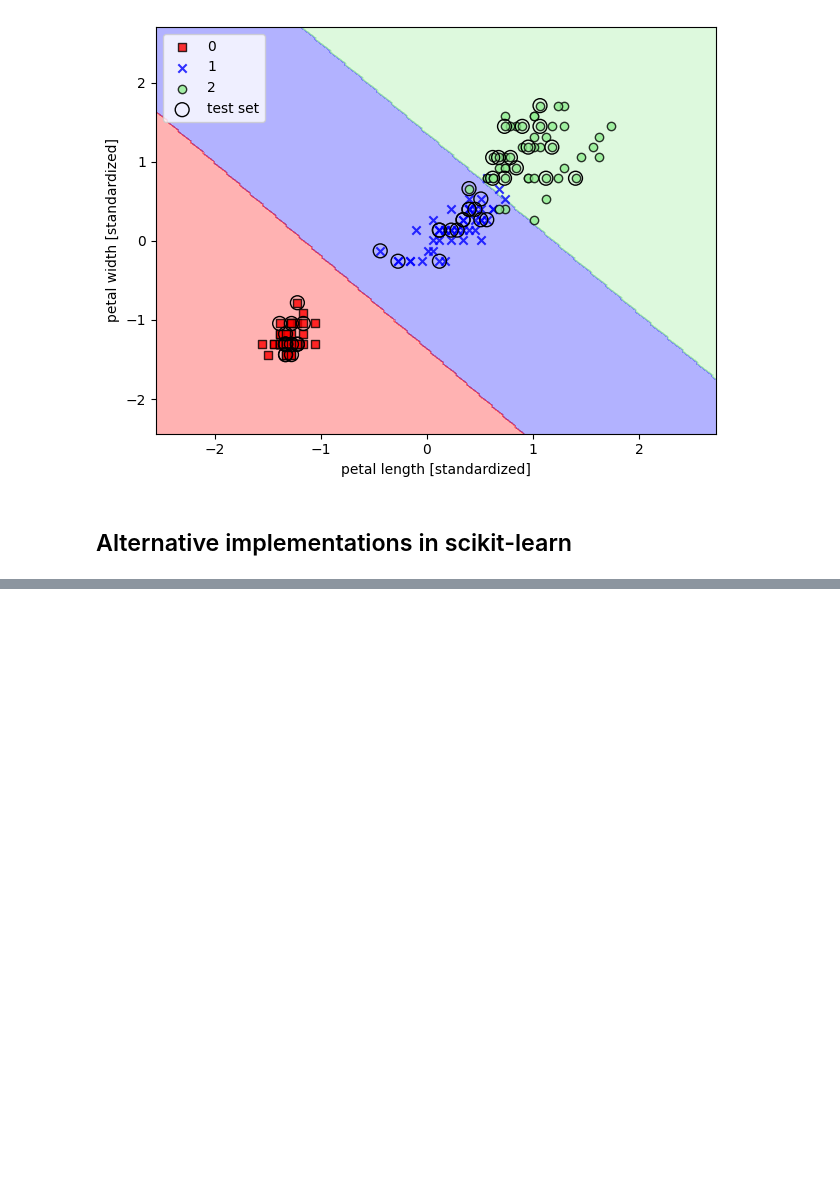
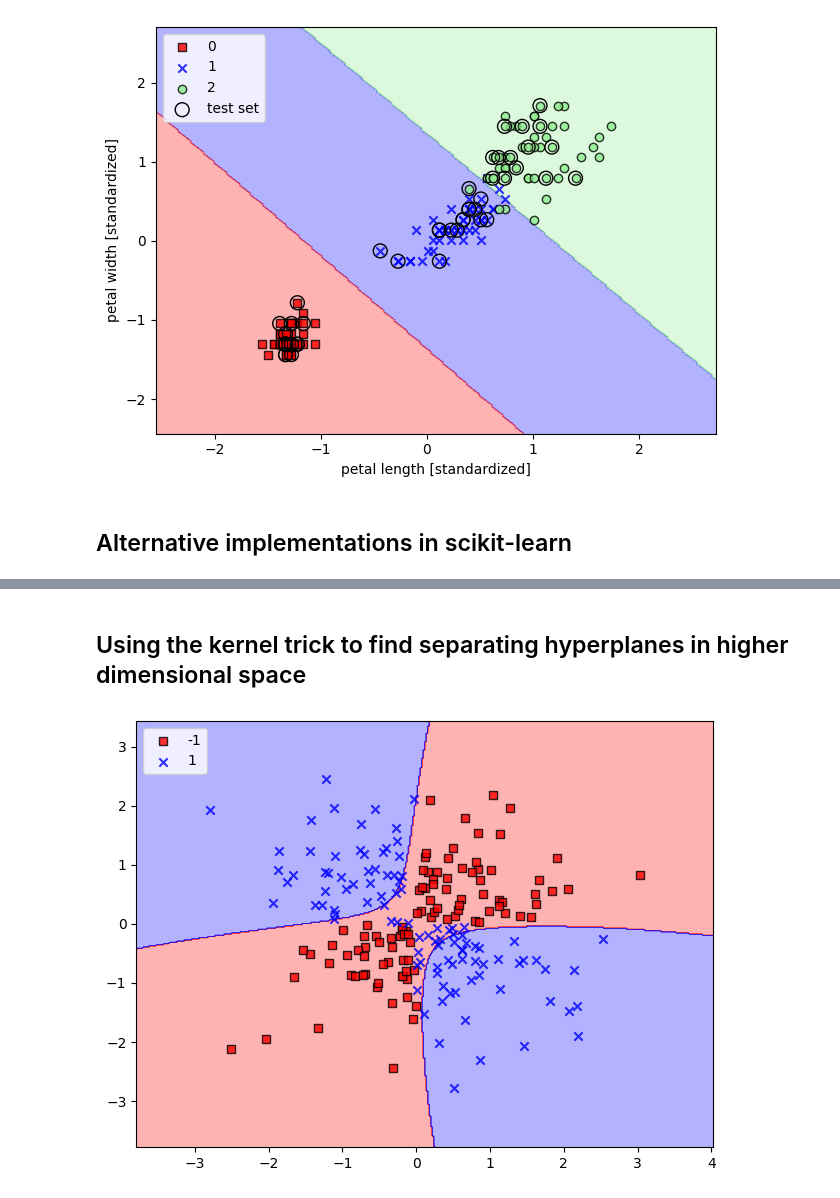
Before and after one commit to Sann-Htet/Machine-Learning-and-Deep-Learning-with-Python-scikit-learn-and-TensorFlow, a Jupyter notebook: Chapter 3/ch03-A_Tour_Of_Machine_Learning_Classifiers_Using_scikit-learn.ipynb, the cells around one changed output, grey strips where cells are left out. Saved outputs shown, nothing was run; the diff lists cells and outputs as text; code cells hidden in the pictures; blank space fills up the shorter version.

```diff
--- a/Chapter 3/ch03-A_Tour_Of_Machine_Learning_Classifiers_Using_scikit-learn.ipynb
+++ b/Chapter 3/ch03-A_Tour_Of_Machine_Learning_Classifiers_Using_scikit-learn.ipynb
@@ -368,0 +394,12 @@ svm = SGDClassifier(loss='hinge')
+# %% [markdown]
+## Using the kernel trick to find separating hyperplanes in higher dimensional space
+# %%
+svm = SVC(kernel='rbf', random_state=1, gamma=0.1, C=10.0)
+svm.fit(X_xor, y_xor)
+plot_decision_regions(X_xor, y_xor,
+                      classifier=svm)
+plt.legend(loc='upper left')
+plt.tight_layout()
+plt.show()
+# %% [output]
+[figure, added]
```
Also changed, not shown: parts of 8 cells of this notebook.
